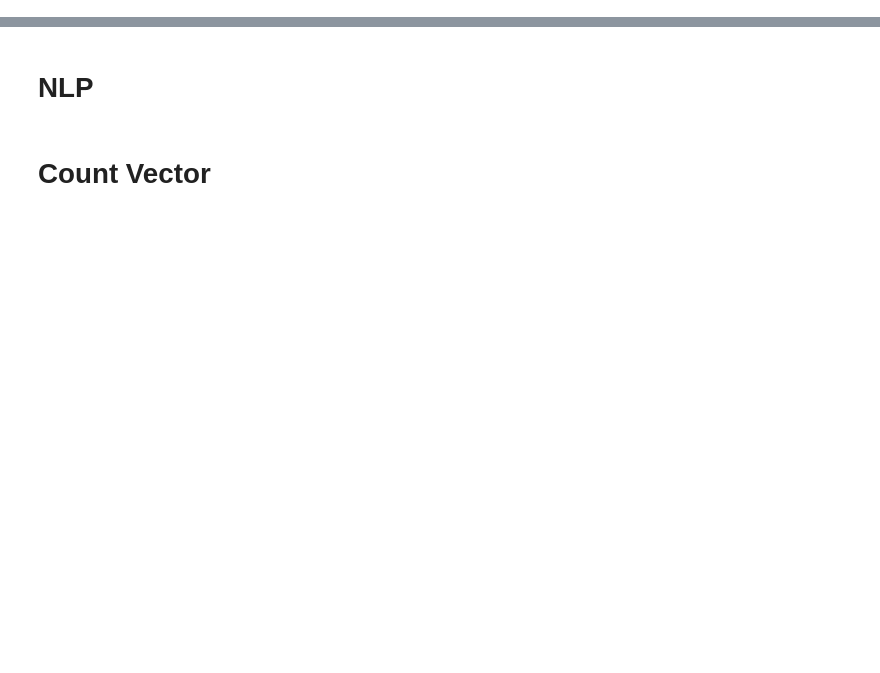
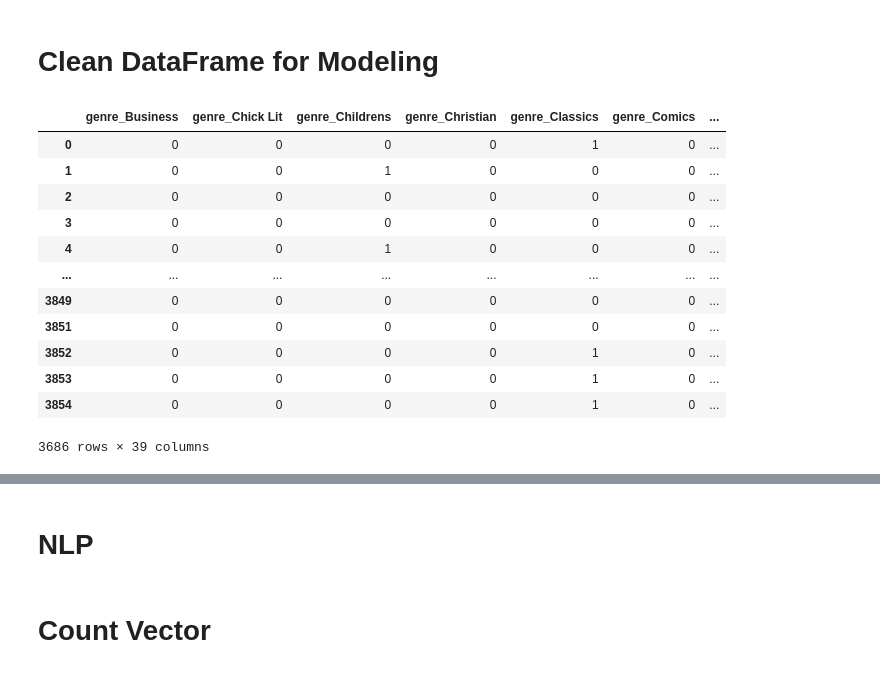
Before and after one commit to Booookkkkkssss/books_main, a Jupyter notebook: navs-folder/modeling.ipynb, the cells around one changed output, grey strips where cells are left out. Drawn from its saved outputs; the diff is of its cells as text; code cells hidden in the pictures; blank space fills up the shorter version.

Commit message:
updated modeling

```diff
--- a/navs-folder/modeling.ipynb
+++ b/navs-folder/modeling.ipynb
@@ -42,0 +12,2 @@ KeyError: "['clean_title'] not found in axis"
+# %%
+df = pr.prep_data('all_books.csv')
@@ -42,0 +23,9 @@ KeyError: "['clean_title'] not found in axis"
+# %% [markdown]
+# Clean DataFrame for Modeling
+# %%
+df['genre'] = df.genre.astype('object')
+# %%
+df = df.drop(columns= ['title','summary','year_published','author','reviews','cleaned_title','cleaned_summary'])
+# %%
+dummy_df = pd.get_dummies(df[['genre','sentiment']], dummy_na=False, drop_first=[True, True])
+col_list = dummy_df.columns.tolist()
@@ -42,0 +34,16 @@ KeyError: "['clean_title'] not found in axis"
+# %%
+dummy_df
+# %% [output]
+|  | genre_Business | genre_Chick Lit | genre_Childrens | genre_Christian | genre_Classics | genre_Comics | ... |
+| 0 | 0 | 0 | 0 | 0 | 1 | 0 | ... |
+| 1 | 0 | 0 | 1 | 0 | 0 | 0 | ... |
+| 2 | 0 | 0 | 0 | 0 | 0 | 0 | ... |
+| 3 | 0 | 0 | 0 | 0 | 0 | 0 | ... |
+| 4 | 0 | 0 | 1 | 0 | 0 | 0 | ... |
+| ... | ... | ... | ... | ... | ... | ... | ... |
+| 3849 | 0 | 0 | 0 | 0 | 0 | 0 | ... |
+| 3851 | 0 | 0 | 0 | 0 | 0 | 0 | ... |
+| 3852 | 0 | 0 | 0 | 0 | 1 | 0 | ... |
+| 3853 | 0 | 0 | 0 | 0 | 1 | 0 | ... |
+| 3854 | 0 | 0 | 0 | 0 | 1 | 0 | ... |
+3686 rows × 39 columns
```
Also changed, not shown: parts of 60 cells of this notebook.
